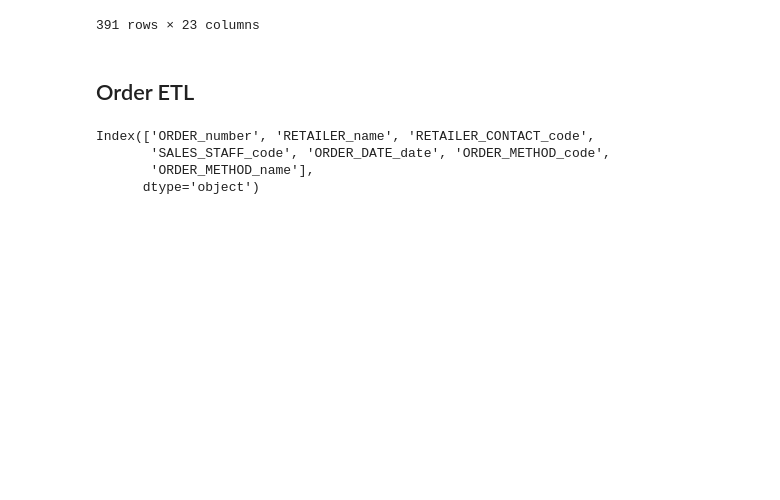
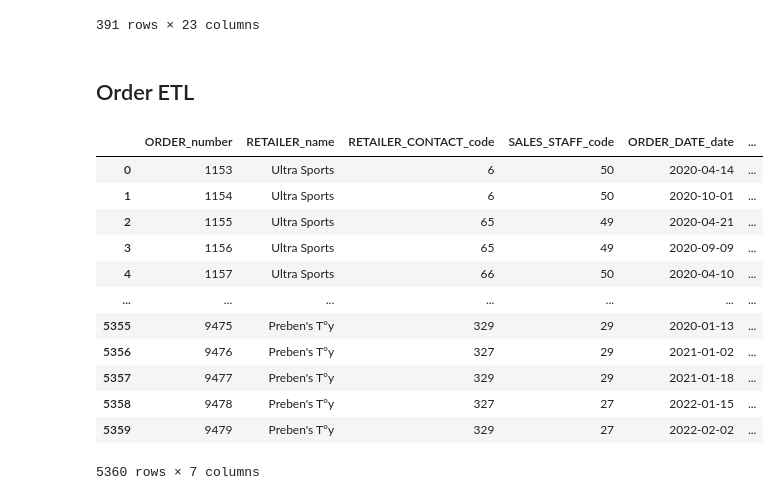
Before and after one commit to Vertcol/Datawarehouse, a Jupyter notebook: ETL.ipynb, the cells around one changed output. Cells and saved outputs as stored; diff of their text form; code cells hidden in the pictures; blank space fills up the shorter version.

```diff
--- a/ETL.ipynb
+++ b/ETL.ipynb
@@ -260,21 +246,22 @@ retailer_contact_etl
 # %%
 order_etl = pd.merge(order_header, order_method, on='ORDER_METHOD_CODE')\
     [['ORDER_NUMBER', 'RETAILER_NAME',
        'RETAILER_CONTACT_CODE', 'SALES_STAFF_CODE',
        'ORDER_DATE', 'ORDER_METHOD_CODE', 'ORDER_METHOD_EN']]\
-    .rename(columns={
-        'ORDER_NUMBER': 'ORDER_number',
-        'RETAILER_NAME': 'RETAILER_name',
-        'RETAILER_CONTACT_CODE': 'RETAILER_CONTACT_code',
-        'SALES_STAFF_CODE': 'SALES_STAFF_code',
-        'ORDER_DATE': 'ORDER_DATE_date',
-        'ORDER_METHOD_CODE': 'ORDER_METHOD_code',
-        'ORDER_METHOD_EN': 'ORDER_METHOD_name'
-    })
+    .rename(columns=rename_mapping)
 
-order_etl.columns
+order_etl
 # %% [output]
+|  | ORDER_number | RETAILER_name | RETAILER_CONTACT_code | SALES_STAFF_code | ORDER_DATE_date | ... |
+| 0 | 1153 | Ultra Sports | 6 | 50 | 2020-04-14 | ... |
+| 1 | 1154 | Ultra Sports | 6 | 50 | 2020-10-01 | ... |
+| 2 | 1155 | Ultra Sports | 65 | 49 | 2020-04-21 | ... |
+| 3 | 1156 | Ultra Sports | 65 | 49 | 2020-09-09 | ... |
+| 4 | 1157 | Ultra Sports | 66 | 50 | 2020-04-10 | ... |
+| ... | ... | ... | ... | ... | ... | ... |
+| 5355 | 9475 | Preben's T°y | 329 | 29 | 2020-01-13 | ... |
+| 5356 | 9476 | Preben's T°y | 327 | 29 | 2021-01-02 | ... |
+| 5357 | 9477 | Preben's T°y | 329 | 29 | 2021-01-18 | ... |
+| 5358 | 9478 | Preben's T°y | 327 | 27 | 2022-01-15 | ... |
+| 5359 | 9479 | Preben's T°y | 329 | 27 | 2022-02-02 | ... |
-Index(['ORDER_number', 'RETAILER_name', 'RETAILER_CONTACT_code',
-       'SALES_STAFF_code', 'ORDER_DATE_date', 'ORDER_METHOD_code',
-       'ORDER_METHOD_name'],
-      dtype='object')
+5360 rows × 7 columns
```
Also changed, not shown: parts of 5 cells of this notebook.
